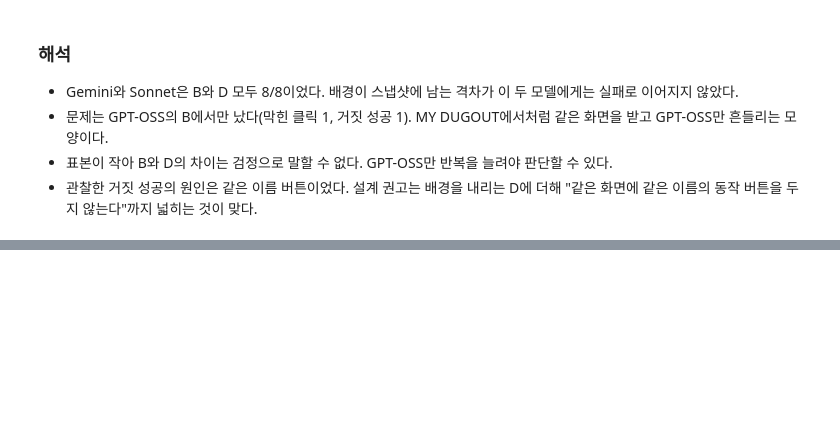
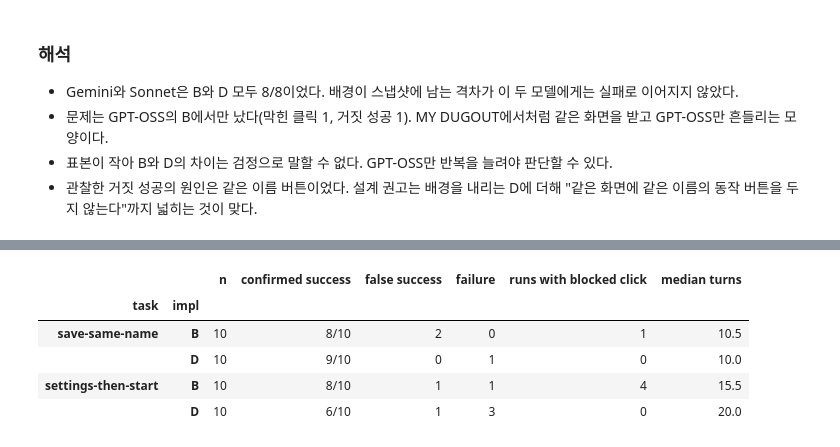
Before and after one commit to leeeeeseojin/agent-a11y-gap, a Jupyter notebook: analysis/02_agent_runs.ipynb, the cells around one changed output, grey strips where cells are left out. Drawn from its saved outputs; the diff is of its cells as text; code cells hidden in the pictures; blank space fills up the shorter version.

```diff
--- a/analysis/02_agent_runs.ipynb
+++ b/analysis/02_agent_runs.ipynb
@@ -210,0 +217,19 @@ habits.groupby("model").sum()
+# %%
+gpt = everything[(everything.model == "openai/gpt-oss-120b") & everything.task.isin(["settings-then-start", "save-same-name"])
+                 & everything.impl.isin(["B", "D"]) & (everything.outcome != "invalid")].copy()
+gpt["blocked run"] = gpt.blockedClicks > 0
+gpt.groupby(["task", "impl"]).apply(lambda g: pd.Series({
+    "n": len(g),
+    "confirmed success": f"{(g.outcome == 'confirmed-success').sum()}/{len(g)}",
+    "false success": (g.outcome == "false-success").sum(),
+    "failure": (g.outcome == "failure").sum(),
+    "runs with blocked click": int(g["blocked run"].sum()),
+    "median turns": g.numTurns.median(),
+}), include_groups=False)
+# %% [output]
+|  |  | n | confirmed success | false success | failure | runs with blocked click | median turns |
+| task | impl |  |  |  |  |  |  |
+| save-same-name | B | 10 | 8/10 | 2 | 0 | 1 | 10.5 |
+|  | D | 10 | 9/10 | 0 | 1 | 0 | 10.0 |
+| settings-then-start | B | 10 | 8/10 | 1 | 1 | 4 | 15.5 |
+|  | D | 10 | 6/10 | 1 | 3 | 0 | 20.0 |
```
Also changed, not shown: parts of 7 cells of this notebook.
